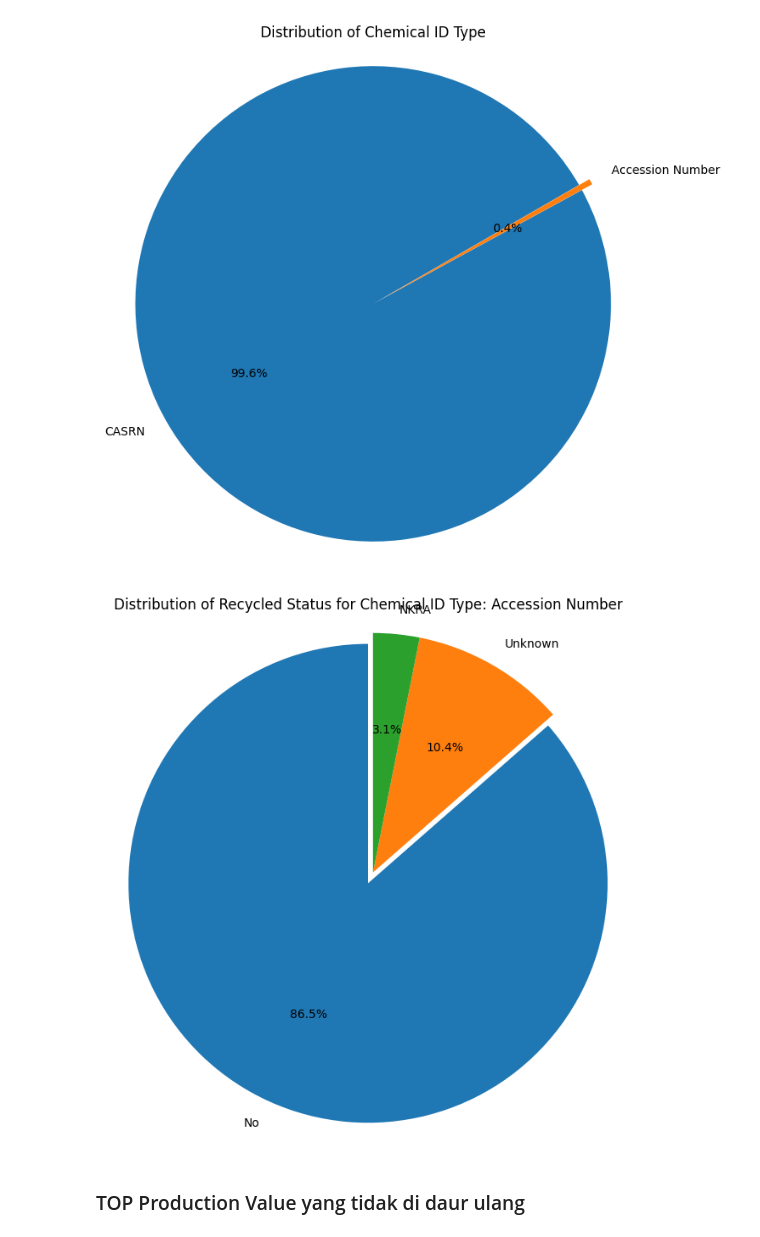
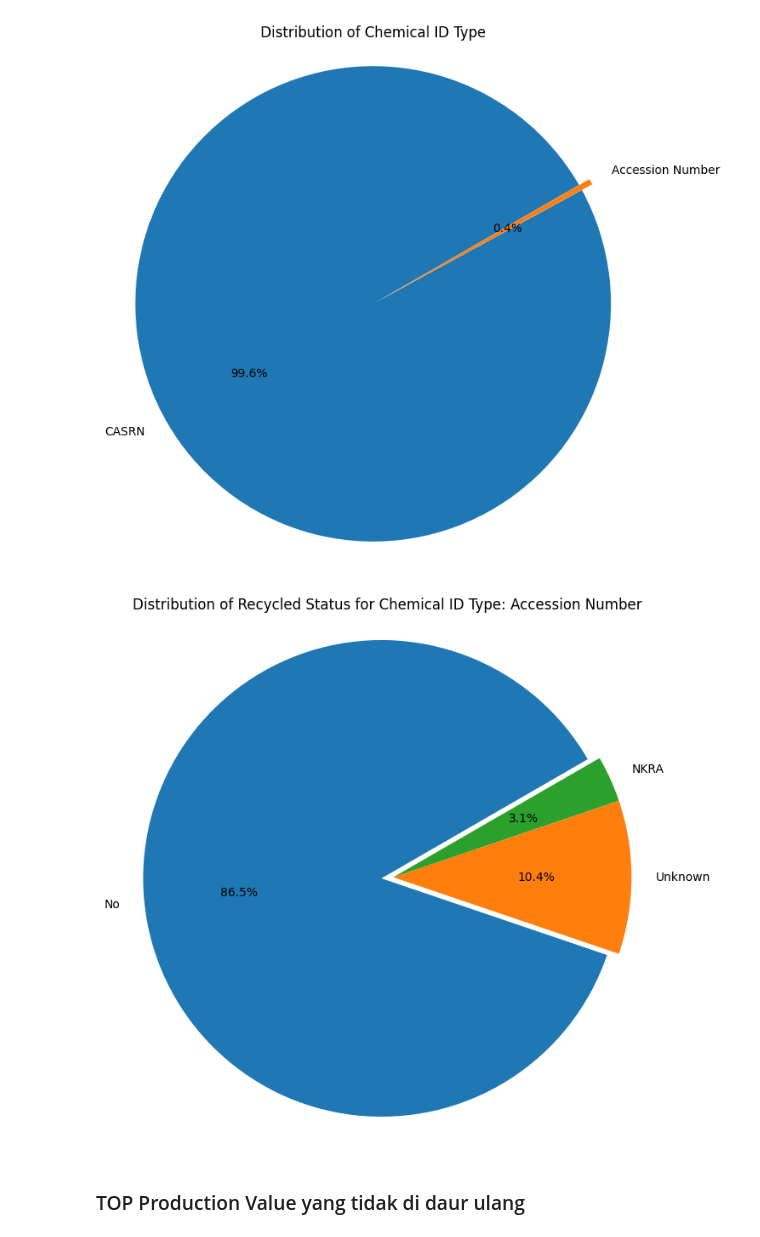
Before and after one commit to randy-ar/gcolab, a Jupyter notebook: Explanatory_Data_Analysis_EPA_Chemical_Data_Reporting.ipynb, the cells around one changed output. Saved outputs shown, nothing was run; the diff lists cells and outputs as text; code cells hidden in the pictures.

```diff
--- a/Explanatory_Data_Analysis_EPA_Chemical_Data_Reporting.ipynb
+++ b/Explanatory_Data_Analysis_EPA_Chemical_Data_Reporting.ipynb
@@ -117,24 +143,24 @@ plt.show()
 # %%
 # prompt: show distribution recycled where chemical id type is Accession Number
 
 import matplotlib.pyplot as plt
 # Filter the dataframe where 'CHEMICAL ID TYPE' is 'Accession Number'
 df_accession_number = df_consumer[df_consumer['CHEMICAL ID TYPE'] == 'Accession Number']
 
 # Get the value counts for the 'RECYCLED' column in the filtered dataframe
 recycled_accession_counts = df_accession_number['RECYCLED'].value_counts()
 
 labels_accession = recycled_accession_counts.index
 sizes_accession = recycled_accession_counts.values
 explode_accession = [0.05 if label == 'No' else 0 for label in labels_accession]  # Explode 'No'
 
 plt.figure(figsize=(8, 8))
-plt.pie(sizes_accession, explode=explode_accession, labels=labels_accession, autopct='%1.1f%%', startangle=90)
+plt.pie(sizes_accession, explode=explode_accession, labels=labels_accession, autopct='%1.1f%%', startangle=30)
 plt.title('Distribution of Recycled Status for Chemical ID Type: Accession Number')
 plt.axis('equal')  # Equal aspect ratio ensures that pie is drawn as a circle.
 plt.show()
 # %% [output]
-[figure, old version]
+[figure, new version]
 # %% [markdown]
 ### TOP Production Value yang tidak di daur ulang
 # %%
```
Also changed, not shown: parts of 16 cells of this notebook.
